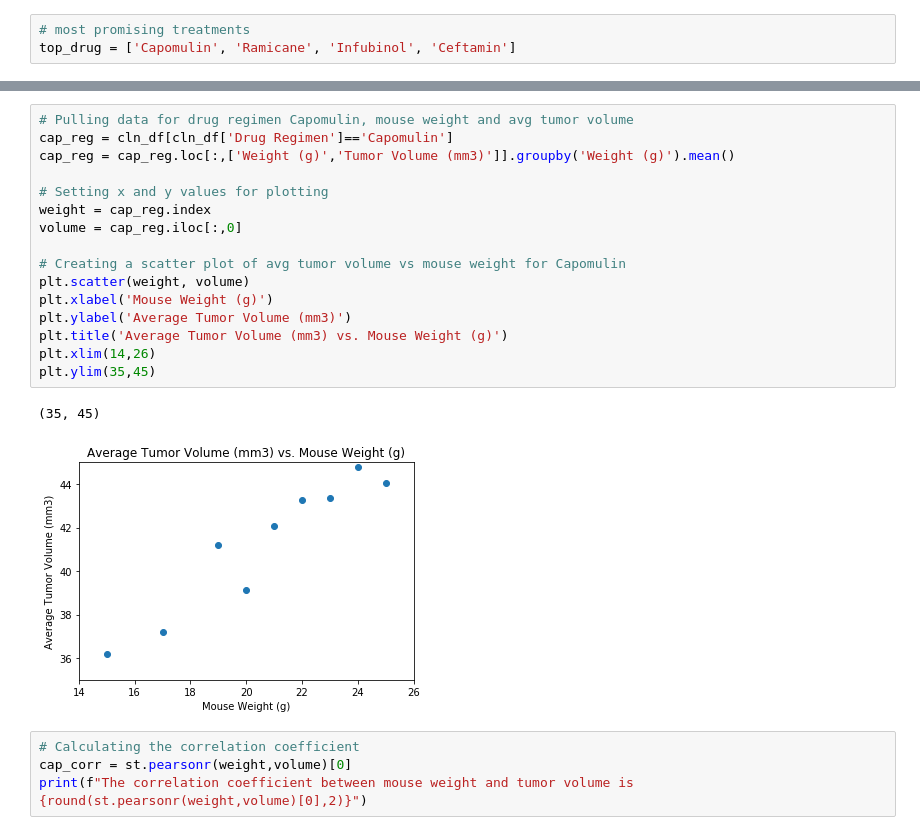
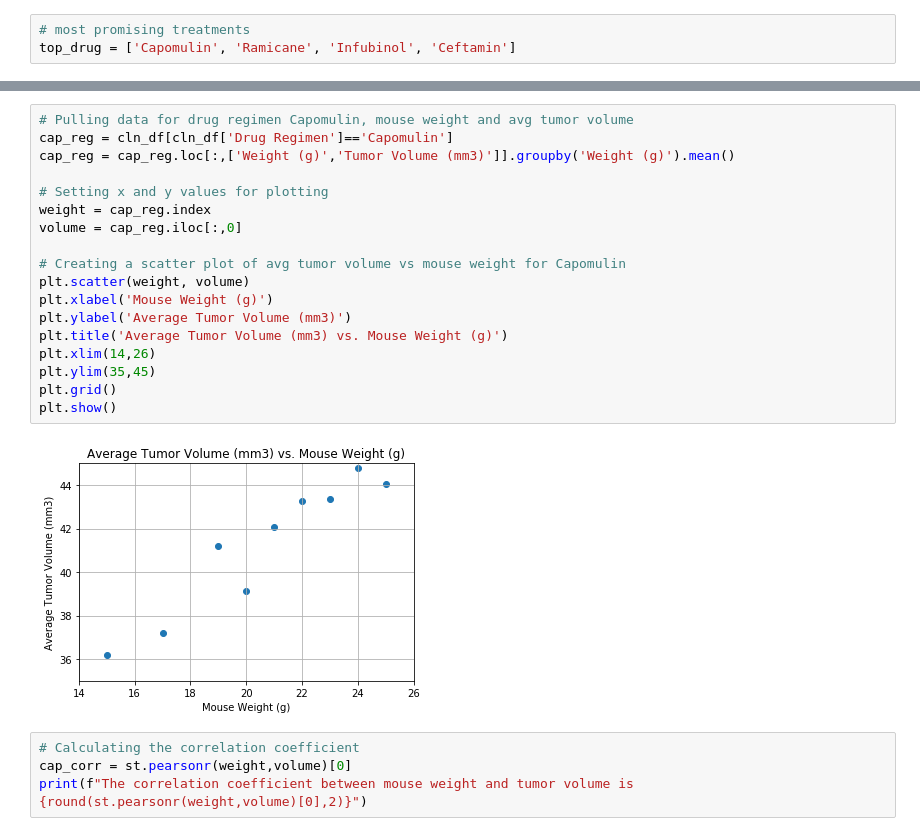
Before and after one commit to dborowski16/matplotlib-challenge, a Jupyter notebook: Pymaceuticals/Pymaceuticals.ipynb, the cells around one changed output, grey strips where cells are left out. Cells and saved outputs as stored; diff of their text form.

```diff
--- a/Pymaceuticals/Pymaceuticals.ipynb
+++ b/Pymaceuticals/Pymaceuticals.ipynb
@@ -255,22 +270,23 @@ plt.ylim(25,50)
 # %%
 # Pulling data for drug regimen Capomulin, mouse weight and avg tumor volume
 cap_reg = cln_df[cln_df['Drug Regimen']=='Capomulin']
 cap_reg = cap_reg.loc[:,['Weight (g)','Tumor Volume (mm3)']].groupby('Weight (g)').mean()
 
 # Setting x and y values for plotting
 weight = cap_reg.index
 volume = cap_reg.iloc[:,0]
 
 # Creating a scatter plot of avg tumor volume vs mouse weight for Capomulin
 plt.scatter(weight, volume)
 plt.xlabel('Mouse Weight (g)')
 plt.ylabel('Average Tumor Volume (mm3)')
 plt.title('Average Tumor Volume (mm3) vs. Mouse Weight (g)')
 plt.xlim(14,26)
 plt.ylim(35,45)
+plt.grid()
+plt.show()
 # %% [output]
-(35, 45)
-[figure, old version]
+[figure, new version]
 # %%
 # Calculating the correlation coefficient
 cap_corr = st.pearsonr(weight,volume)[0]
```
Also changed, not shown: parts of 12 cells of this notebook.
